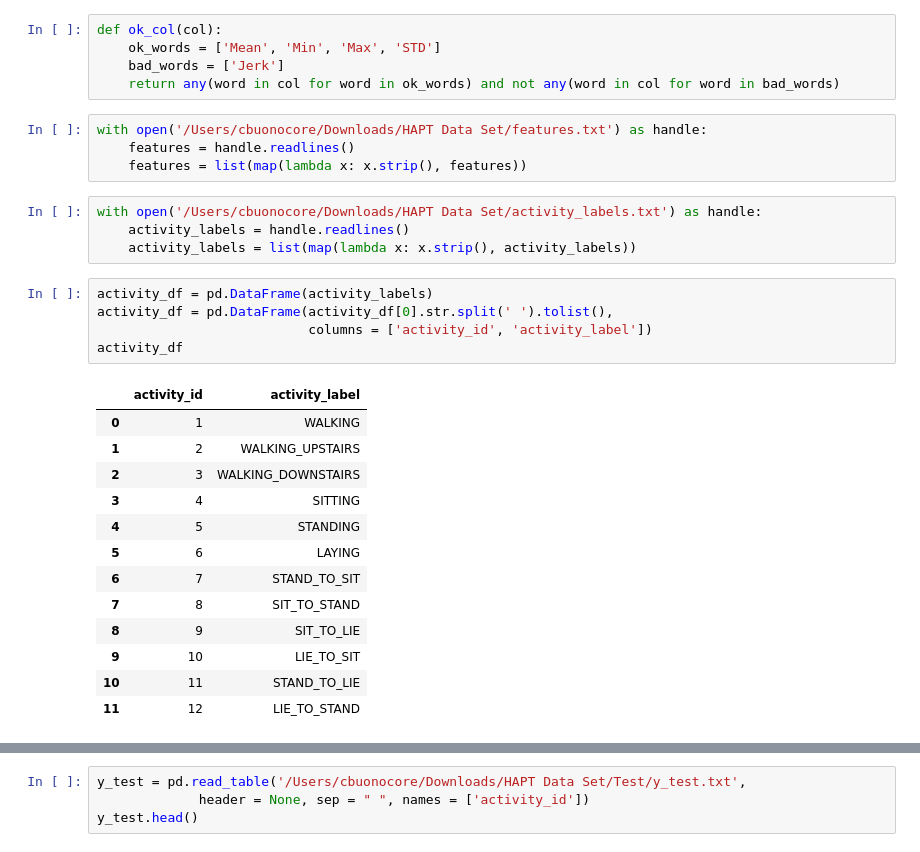
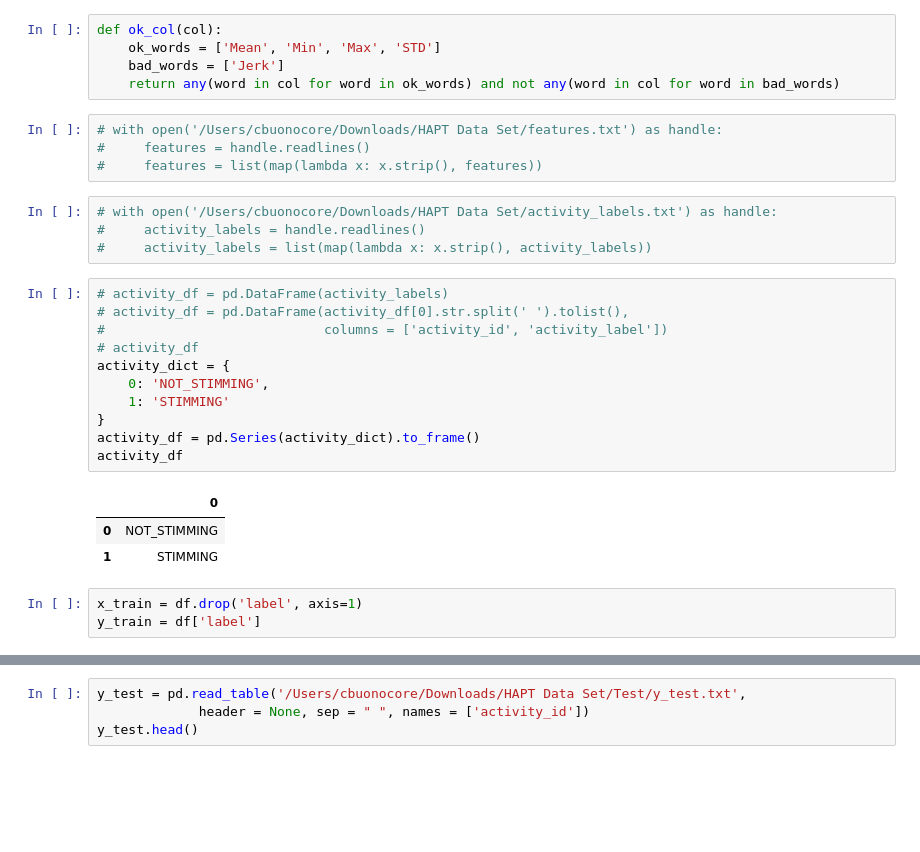
Before and after one commit to cbonoz/hackhlth, a Jupyter notebook: server/ml/activity_prediction.ipynb, the cells around one changed output, grey strips where cells are left out. Drawn from its saved outputs; the diff is of its cells as text; blank space fills up the shorter version.

```diff
--- a/server/ml/activity_prediction.ipynb
+++ b/server/ml/activity_prediction.ipynb
@@ -15,30 +130,29 @@ def ok_col(col):
     bad_words = ['Jerk']
     return any(word in col for word in ok_words) and not any(word in col for word in bad_words)
 # %%
-with open('/Users/cbuonocore/Downloads/HAPT Data Set/features.txt') as handle:
-    features = handle.readlines()
-    features = list(map(lambda x: x.strip(), features))
+# with open('/Users/cbuonocore/Downloads/HAPT Data Set/features.txt') as handle:
+#     features = handle.readlines()
+#     features = list(map(lambda x: x.strip(), features))
 # %%
-with open('/Users/cbuonocore/Downloads/HAPT Data Set/activity_labels.txt') as handle:
-    activity_labels = handle.readlines()
-    activity_labels = list(map(lambda x: x.strip(), activity_labels))
+# with open('/Users/cbuonocore/Downloads/HAPT Data Set/activity_labels.txt') as handle:
+#     activity_labels = handle.readlines()
+#     activity_labels = list(map(lambda x: x.strip(), activity_labels))
 # %%
-activity_df = pd.DataFrame(activity_labels)
-activity_df = pd.DataFrame(activity_df[0].str.split(' ').tolist(),
-                           columns = ['activity_id', 'activity_label'])
+# activity_df = pd.DataFrame(activity_labels)
+# activity_df = pd.DataFrame(activity_df[0].str.split(' ').tolist(),
+#                            columns = ['activity_id', 'activity_label'])
+# activity_df
+activity_dict = {
+    0: 'NOT_STIMMING',
+    1: 'STIMMING'
+}
+activity_df = pd.Series(activity_dict).to_frame()
 activity_df
 # %% [output]
-|  | activity_id | activity_label |
-| 0 | 1 | WALKING |
-| 1 | 2 | WALKING_UPSTAIRS |
-| 2 | 3 | WALKING_DOWNSTAIRS |
-| 3 | 4 | SITTING |
-| 4 | 5 | STANDING |
-| 5 | 6 | LAYING |
-| 6 | 7 | STAND_TO_SIT |
-| 7 | 8 | SIT_TO_STAND |
-| 8 | 9 | SIT_TO_LIE |
-| 9 | 10 | LIE_TO_SIT |
-| 10 | 11 | STAND_TO_LIE |
-| 11 | 12 | LIE_TO_STAND |
+|  | 0 |
+| 0 | NOT_STIMMING |
+| 1 | STIMMING |
+# %%
+x_train = df.drop('label', axis=1)
+y_train = df['label']
 # %%
```
Also changed, not shown: parts of 7 cells of this notebook, 12 other files.
